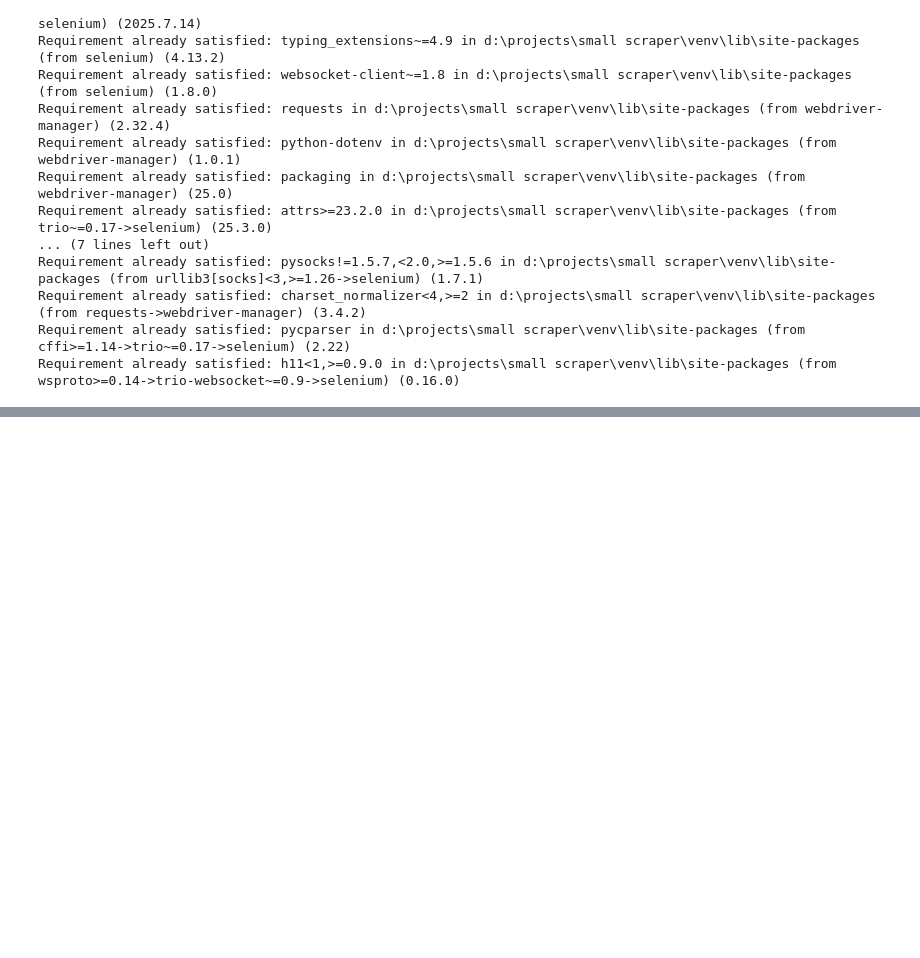
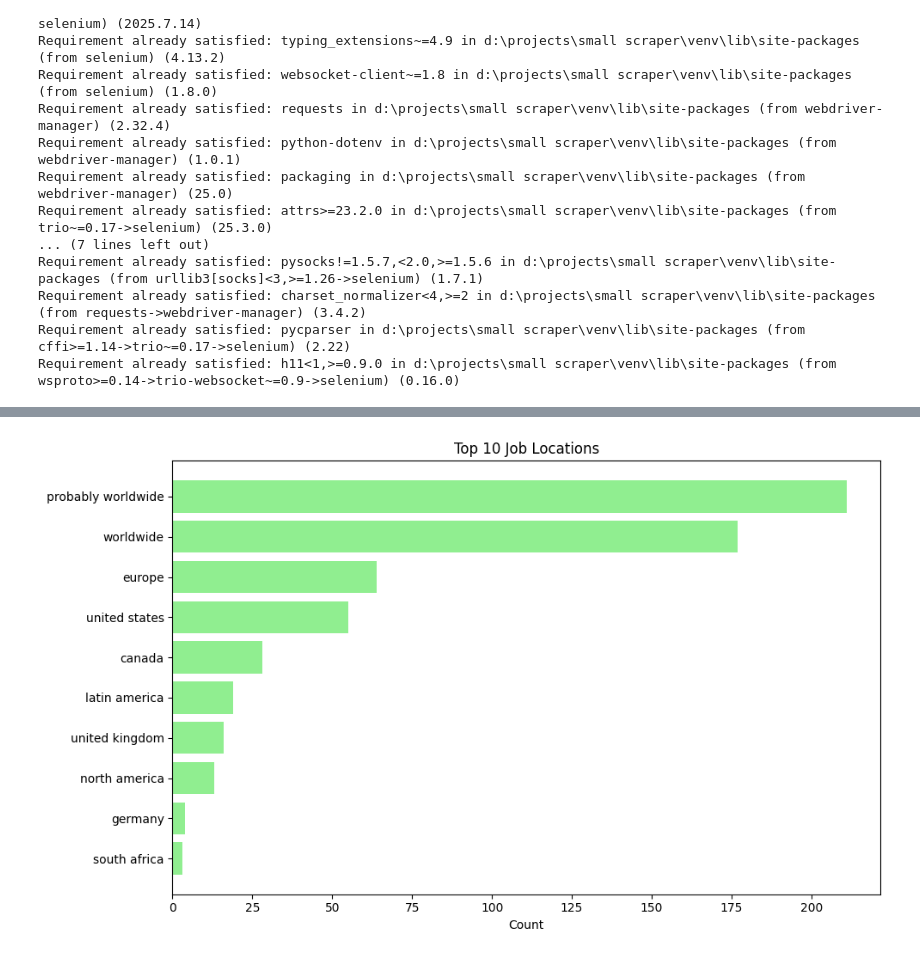
Before and after one commit to Omeraluf/Remote-jobs-scraper, a Jupyter notebook: scraper.ipynb, the cells around one changed output, grey strips where cells are left out. Saved outputs shown, nothing was run; the diff lists cells and outputs as text; code cells hidden in the pictures; blank space fills up the shorter version.

```diff
--- a/scraper.ipynb
+++ b/scraper.ipynb
@@ -230,0 +307,18 @@ job_list_pd
+# %%
+from collections import Counter
+
+# Flatten locations if they are comma-separated
+all_locs = [loc.strip() for row in job_list_pd["locations"] for loc in row.split(",")]
+loc_counts = Counter(all_locs).most_common(10)
+
+# Plot
+loc_df = pd.DataFrame(loc_counts, columns=["Location", "Count"])
+plt.figure(figsize=(10, 6))
+plt.barh(loc_df["Location"], loc_df["Count"], color="lightgreen")
+plt.xlabel("Count")
+plt.title("Top 10 Job Locations")
+plt.gca().invert_yaxis()
+plt.tight_layout()
+plt.show()
+# %% [output]
+[figure, added]
```
Also changed, not shown: parts of 20 cells of this notebook, 4 other files.
